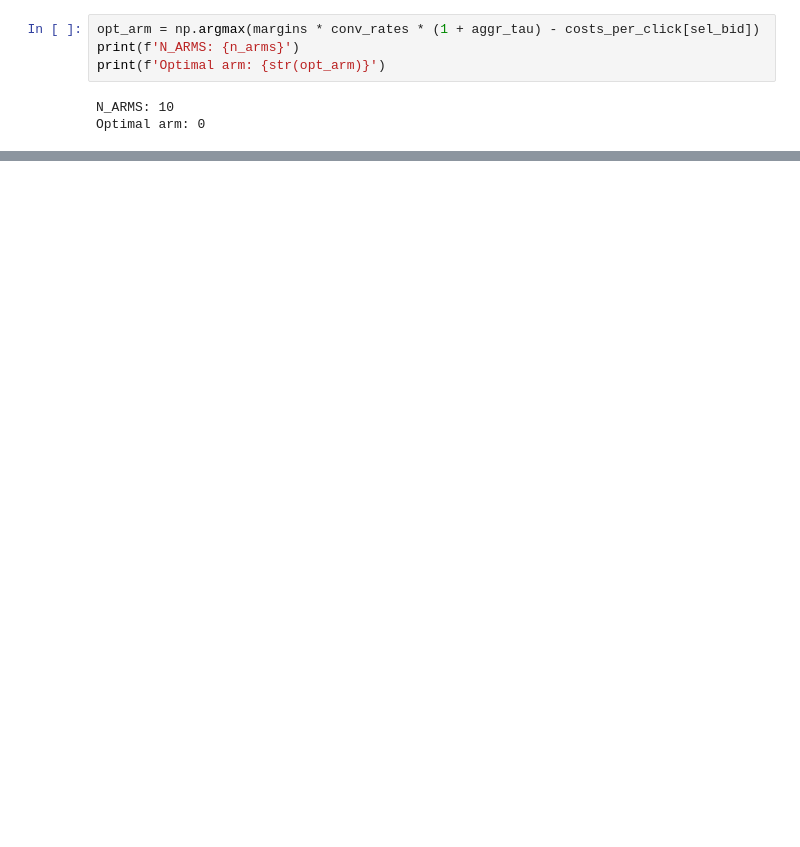
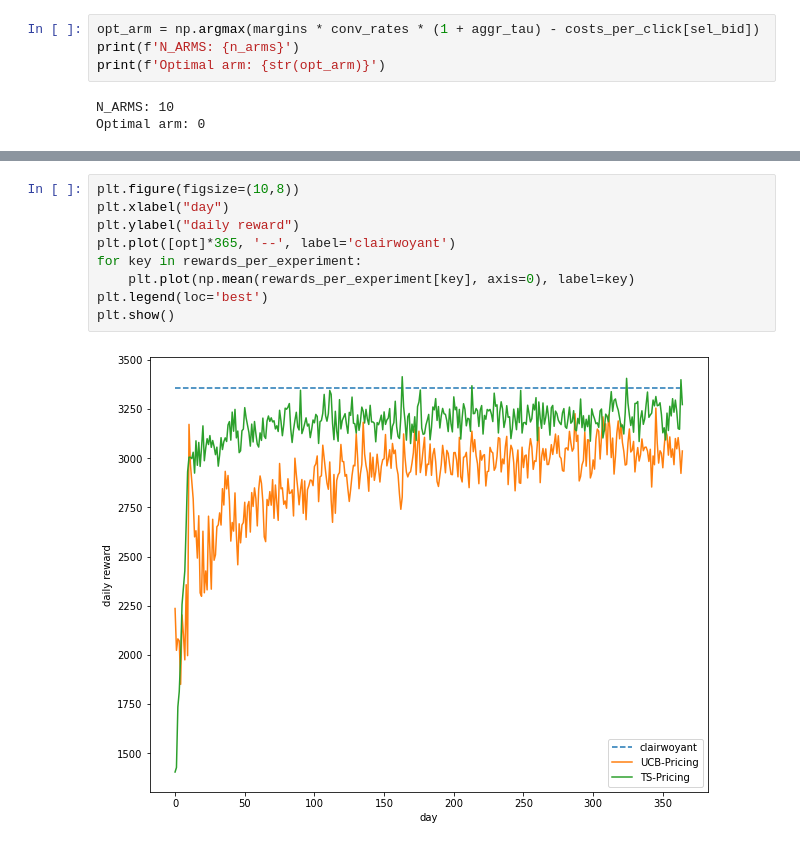
Before and after one commit to fcolombo7/DataIntelligenceApplications, a Jupyter notebook: step3_simulation.ipynb, the cells around one changed output, grey strips where cells are left out. Saved outputs shown, nothing was run; the diff lists cells and outputs as text; blank space fills up the shorter version.

```diff
--- a/step3_simulation.ipynb
+++ b/step3_simulation.ipynb
@@ -126,0 +134,11 @@ plt.show()
+# %%
+plt.figure(figsize=(10,8))
+plt.xlabel("day")
+plt.ylabel("daily reward")
+plt.plot([opt]*365, '--', label='clairwoyant')
+for key in rewards_per_experiment:
+    plt.plot(np.mean(rewards_per_experiment[key], axis=0), label=key)
+plt.legend(loc='best')
+plt.show()
+# %% [output]
+[figure, added]
```
Also changed, not shown: parts of 5 cells of this notebook.
